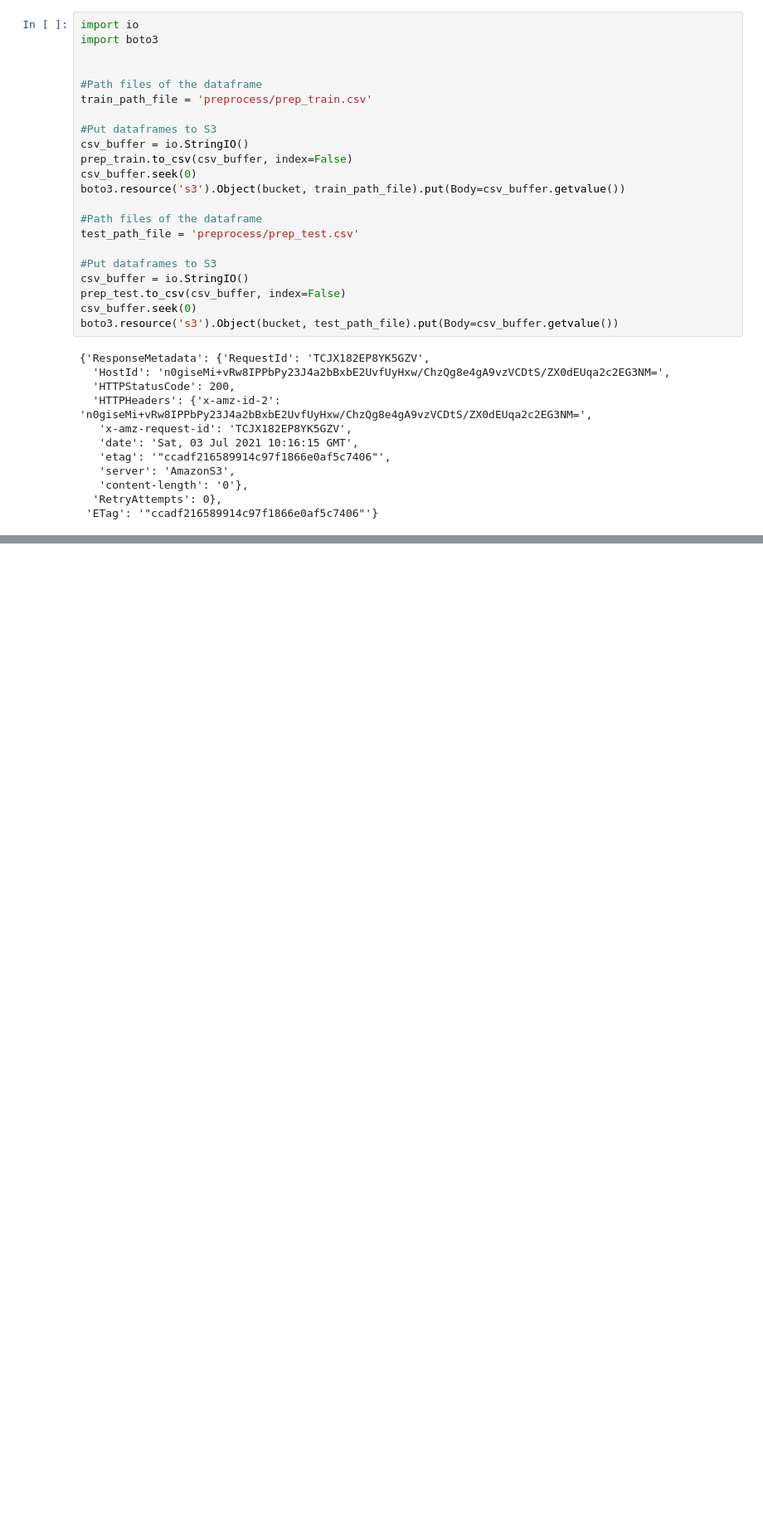
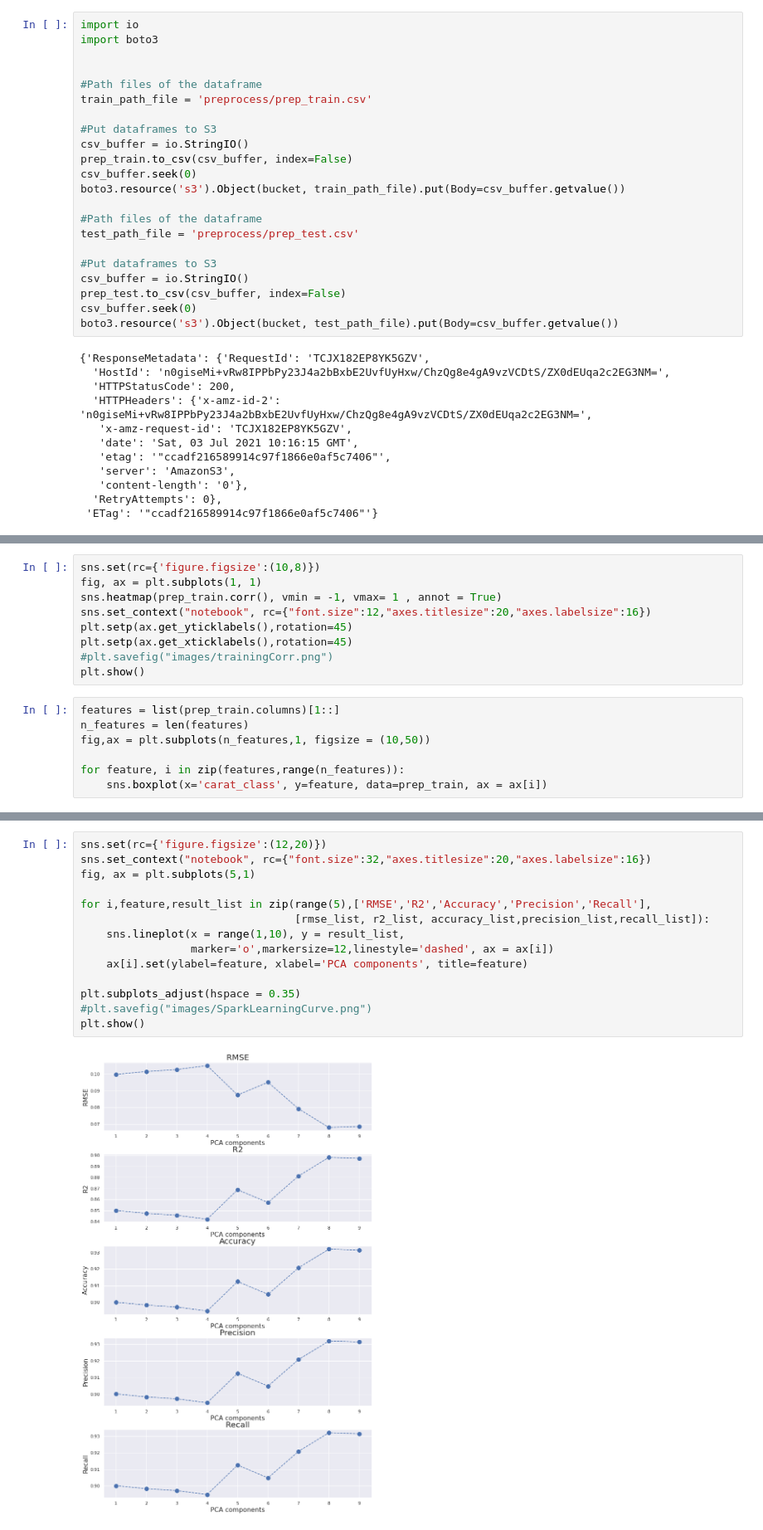
Before and after one commit to mattecora/DiamondClassifier, a Jupyter notebook: sagemaker/ExploratoryDataAnalysis.ipynb, the cells around one changed output, grey strips where cells are left out. Shown at 83% size. Cells and saved outputs as stored; diff of their text form; blank space fills up the shorter version.

```diff
--- a/sagemaker/ExploratoryDataAnalysis.ipynb
+++ b/sagemaker/ExploratoryDataAnalysis.ipynb
@@ -203,0 +214,16 @@ boto3.resource('s3').Object(bucket, test_path_file).put(Body=csv_buffer.getvalue
+# %%
+sns.set(rc={'figure.figsize':(10,8)})
+fig, ax = plt.subplots(1, 1)
+sns.heatmap(prep_train.corr(), vmin = -1, vmax= 1 , annot = True)
+sns.set_context("notebook", rc={"font.size":12,"axes.titlesize":20,"axes.labelsize":16})
+plt.setp(ax.get_yticklabels(),rotation=45)
+plt.setp(ax.get_xticklabels(),rotation=45)
+#plt.savefig("images/trainingCorr.png")
+plt.show()
+# %%
+features = list(prep_train.columns)[1::]
+n_features = len(features)
+fig,ax = plt.subplots(n_features,1, figsize = (10,50))
+
+for feature, i in zip(features,range(n_features)):
+    sns.boxplot(x='carat_class', y=feature, data=prep_train, ax = ax[i])
@@ -203,0 +364,16 @@ boto3.resource('s3').Object(bucket, test_path_file).put(Body=csv_buffer.getvalue
+# %%
+sns.set(rc={'figure.figsize':(12,20)})
+sns.set_context("notebook", rc={"font.size":32,"axes.titlesize":20,"axes.labelsize":16})
+fig, ax = plt.subplots(5,1)
+
+for i,feature,result_list in zip(range(5),['RMSE','R2','Accuracy','Precision','Recall'],
+                                 [rmse_list, r2_list, accuracy_list,precision_list,recall_list]):
+    sns.lineplot(x = range(1,10), y = result_list,
+                 marker='o',markersize=12,linestyle='dashed', ax = ax[i])
+    ax[i].set(ylabel=feature, xlabel='PCA components', title=feature)
+
+plt.subplots_adjust(hspace = 0.35)
+#plt.savefig("images/SparkLearningCurve.png")
+plt.show()
+# %% [output]
+[figure, added]
```
Also changed, not shown: parts of 12 cells of this notebook.
